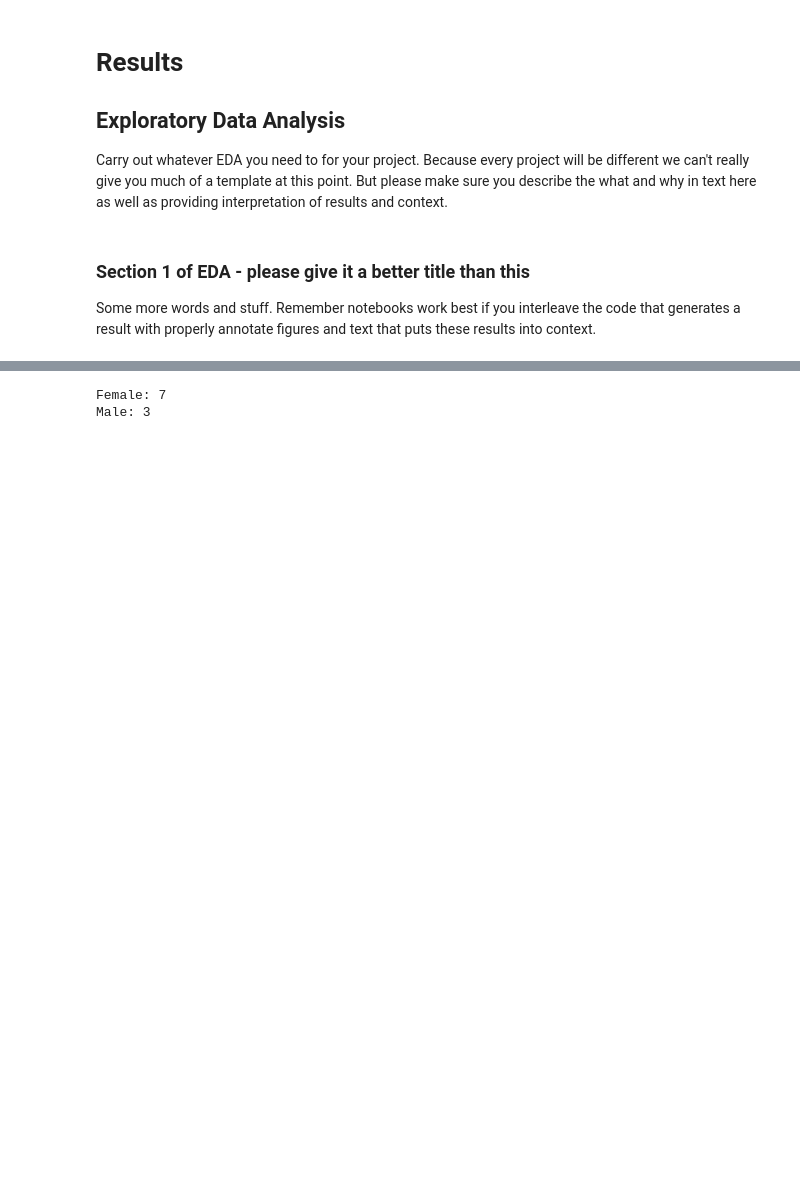
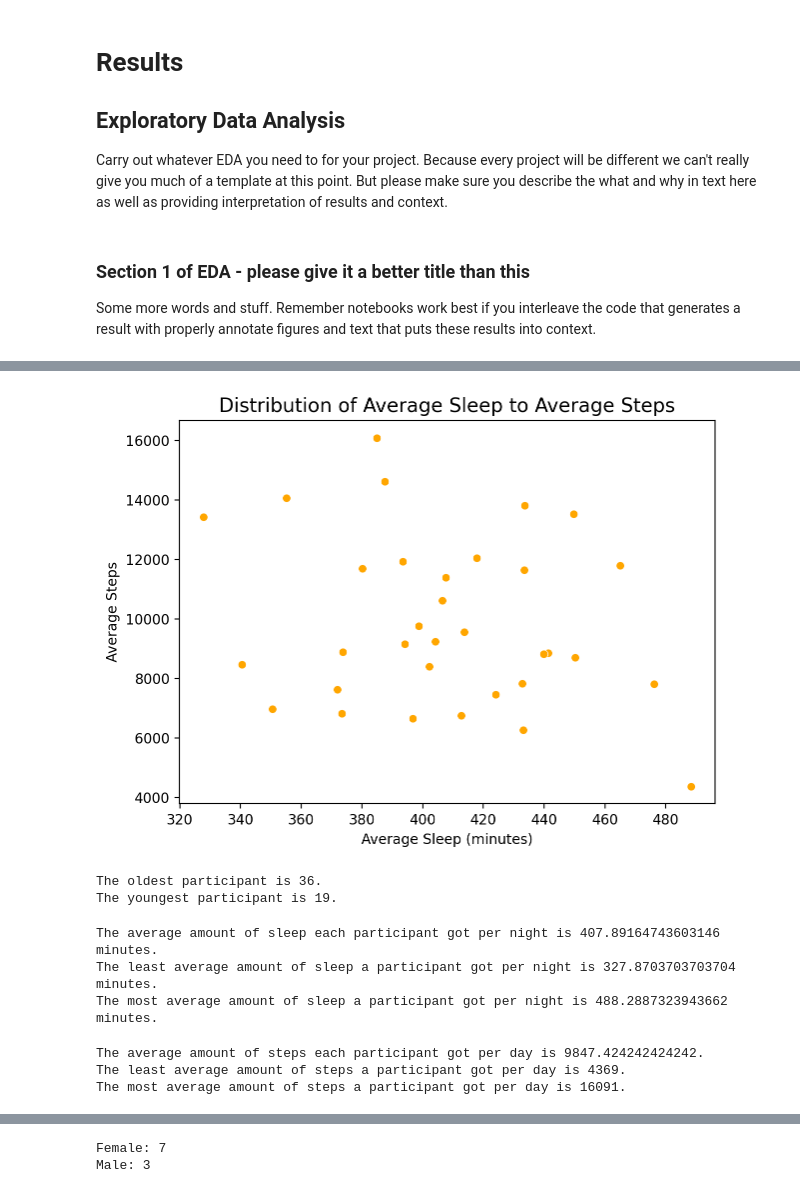
Before and after one commit to amchang2/Sleep-and-Exercise-Data-Visualization, a Jupyter notebook: EDACheckpoint_Group026-FA24.ipynb, the cells around one changed output, grey strips where cells are left out. Saved outputs shown, nothing was run; the diff lists cells and outputs as text; code cells hidden in the pictures; blank space fills up the shorter version.

Commit message:
Added descriptions to EDA and edited data descriptions.

```diff
--- a/EDACheckpoint_Group026-FA24.ipynb
+++ b/EDACheckpoint_Group026-FA24.ipynb
@@ -425,0 +251,44 @@ There is no significant difference in avg_sleep between the two groups.
+# %%
+sns.scatterplot(x='avg_sleep', y='avg_steps', data=df, color='#ffa600')
+plt.title('Distribution of Average Sleep to Average Steps', fontsize=14)
+plt.xlabel('Average Sleep (minutes)', fontsize=10)
+plt.ylabel('Average Steps', fontsize=10)
+
+plt.tight_layout()
+plt.show()
+# %% [output]
+[figure, added]
+# %%
+max_age = df['age'].max()
+min_age = df['age'].min()
+print(f"The oldest participant is {max_age}.")
+print(f"The youngest participant is {min_age}.")
+# %% [output]
+The oldest participant is 36.
+The youngest participant is 19.
+# %%
+max_sleep = df['avg_sleep'].max()
+min_sleep = df['avg_sleep'].min()
+sleep_values = df['avg_sleep']
+sleep_values_avg = sleep_values.mean()
+
+print(f"The average amount of sleep each participant got per night is {sleep_values_avg} minutes.")
+print(f"The least average amount of sleep a participant got per night is {min_sleep} minutes.")
+print(f"The most average amount of sleep a participant got per night is {max_sleep} minutes.")
+# %% [output]
+The average amount of sleep each participant got per night is 407.89164743603146 minutes.
+The least average amount of sleep a participant got per night is 327.8703703703704 minutes.
+The most average amount of sleep a participant got per night is 488.2887323943662 minutes.
+# %%
+max_steps = df['avg_steps'].max()
+min_steps = df['avg_steps'].min()
+steps_values = df['avg_steps']
+steps_values_avg = steps_values.mean()
+
+print(f"The average amount of steps each participant got per day is {steps_values_avg}.")
+print(f"The least average amount of steps a participant got per day is {min_steps}.")
+print(f"The most average amount of steps a participant got per day is {max_steps}.")
+# %% [output]
+The average amount of steps each participant got per day is 9847.424242424242.
+The least average amount of steps a participant got per day is 4369.
+The most average amount of steps a participant got per day is 16091.
```
Also changed, not shown: parts of 58 cells of this notebook, 2 other files.
